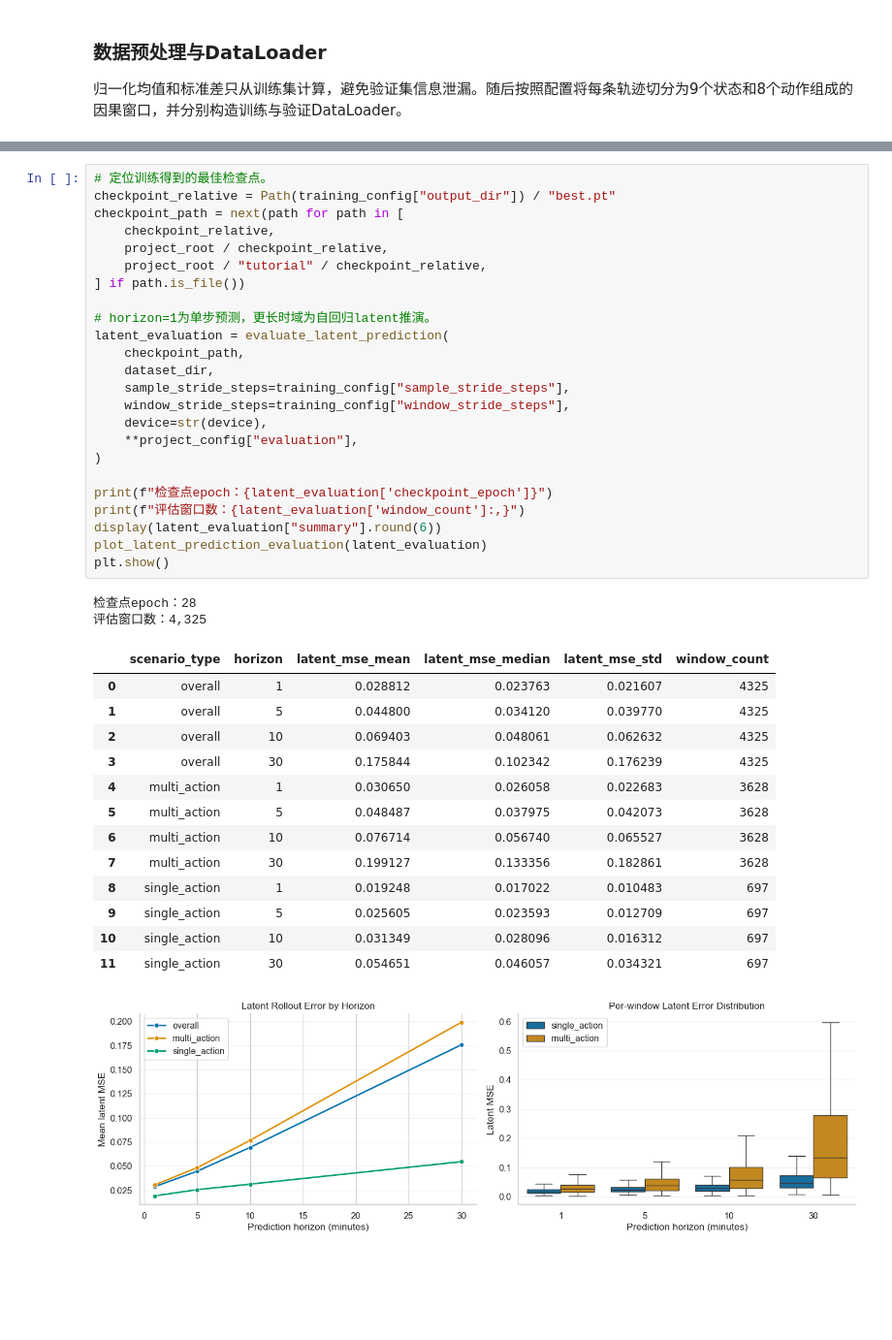
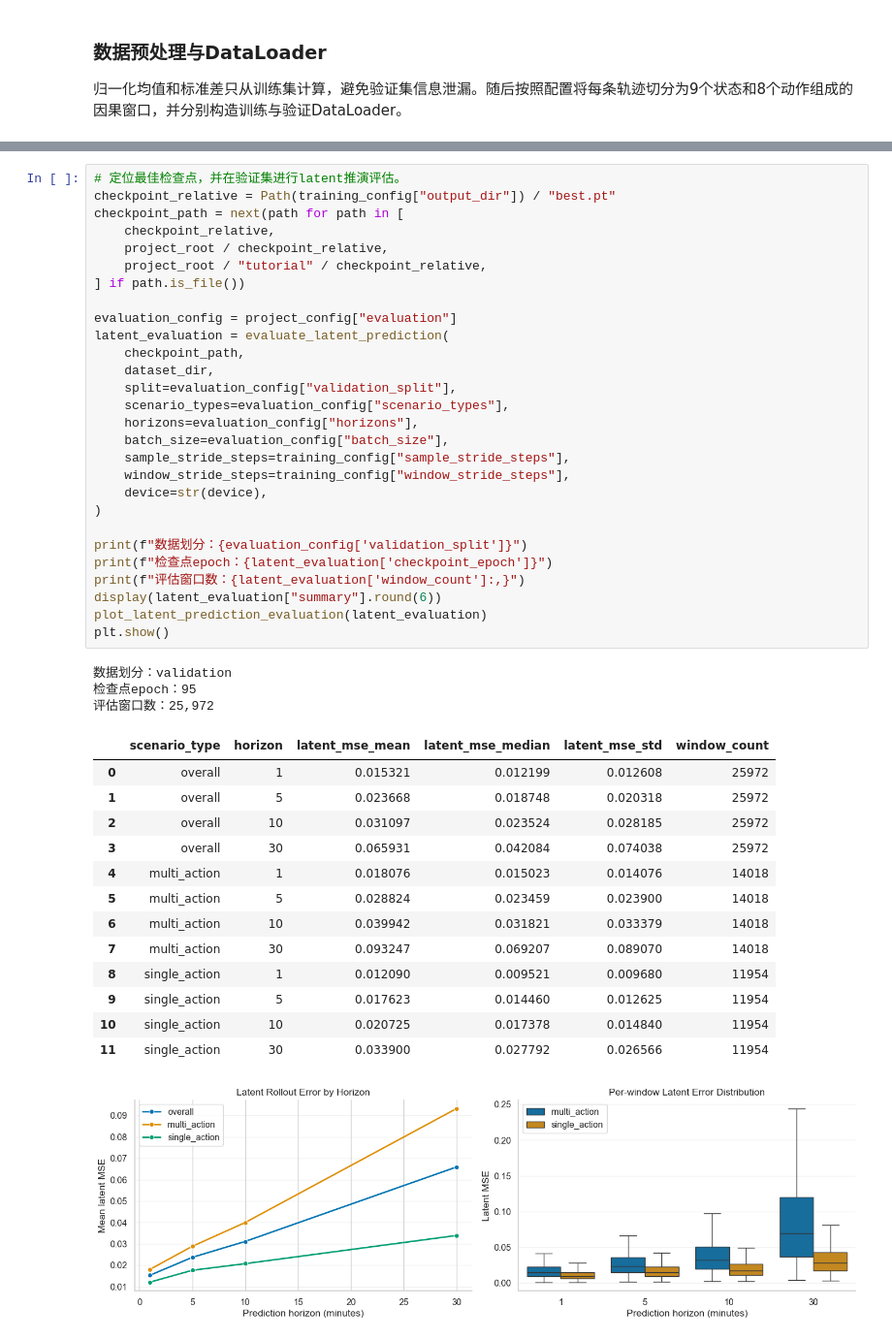
Before and after one commit to ShixiangLi/tepwm, a Jupyter notebook: tutorial/tep_tutorial.ipynb, the cells around one changed output, grey strips where cells are left out. Shown at 97% size. Drawn from its saved outputs; the diff is of its cells as text; blank space fills up the shorter version.

```diff
--- a/tutorial/tep_tutorial.ipynb
+++ b/tutorial/tep_tutorial.ipynb
@@ -689,42 +619,47 @@ display(pd.DataFrame([training_summary]))
 # %%
-# 定位训练得到的最佳检查点。
+# 定位最佳检查点，并在验证集进行latent推演评估。
 checkpoint_relative = Path(training_config["output_dir"]) / "best.pt"
 checkpoint_path = next(path for path in [
     checkpoint_relative,
     project_root / checkpoint_relative,
     project_root / "tutorial" / checkpoint_relative,
 ] if path.is_file())
 
-# horizon=1为单步预测，更长时域为自回归latent推演。
+evaluation_config = project_config["evaluation"]
 latent_evaluation = evaluate_latent_prediction(
     checkpoint_path,
     dataset_dir,
+    split=evaluation_config["validation_split"],
+    scenario_types=evaluation_config["scenario_types"],
+    horizons=evaluation_config["horizons"],
+    batch_size=evaluation_config["batch_size"],
     sample_stride_steps=training_config["sample_stride_steps"],
     window_stride_steps=training_config["window_stride_steps"],
     device=str(device),
-    **project_config["evaluation"],
 )
 
+print(f"数据划分：{evaluation_config['validation_split']}")
 print(f"检查点epoch：{latent_evaluation['checkpoint_epoch']}")
 print(f"评估窗口数：{latent_evaluation['window_count']:,}")
 display(latent_evaluation["summary"].round(6))
 plot_latent_prediction_evaluation(latent_evaluation)
 plt.show()
 # %% [output]
-检查点epoch：28
-评估窗口数：4,325
+数据划分：validation
+检查点epoch：95
+评估窗口数：25,972
 |  | scenario_type | horizon | latent_mse_mean | latent_mse_median | latent_mse_std | window_count |
-| 0 | overall | 1 | 0.028812 | 0.023763 | 0.021607 | 4325 |
-| 1 | overall | 5 | 0.044800 | 0.034120 | 0.039770 | 4325 |
-| 2 | overall | 10 | 0.069403 | 0.048061 | 0.062632 | 4325 |
-| 3 | overall | 30 | 0.175844 | 0.102342 | 0.176239 | 4325 |
-| 4 | multi_action | 1 | 0.030650 | 0.026058 | 0.022683 | 3628 |
-| 5 | multi_action | 5 | 0.048487 | 0.037975 | 0.042073 | 3628 |
-| 6 | multi_action | 10 | 0.076714 | 0.056740 | 0.065527 | 3628 |
-| 7 | multi_action | 30 | 0.199127 | 0.133356 | 0.182861 | 3628 |
-| 8 | single_action | 1 | 0.019248 | 0.017022 | 0.010483 | 697 |
-| 9 | single_action | 5 | 0.025605 | 0.023593 | 0.012709 | 697 |
-| 10 | single_action | 10 | 0.031349 | 0.028096 | 0.016312 | 697 |
-| 11 | single_action | 30 | 0.054651 | 0.046057 | 0.034321 | 697 |
+| 0 | overall | 1 | 0.015321 | 0.012199 | 0.012608 | 25972 |
+| 1 | overall | 5 | 0.023668 | 0.018748 | 0.020318 | 25972 |
+| 2 | overall | 10 | 0.031097 | 0.023524 | 0.028185 | 25972 |
+| 3 | overall | 30 | 0.065931 | 0.042084 | 0.074038 | 25972 |
+| 4 | multi_action | 1 | 0.018076 | 0.015023 | 0.014076 | 14018 |
+| 5 | multi_action | 5 | 0.028824 | 0.023459 | 0.023900 | 14018 |
+| 6 | multi_action | 10 | 0.039942 | 0.031821 | 0.033379 | 14018 |
+| 7 | multi_action | 30 | 0.093247 | 0.069207 | 0.089070 | 14018 |
+| 8 | single_action | 1 | 0.012090 | 0.009521 | 0.009680 | 11954 |
+| 9 | single_action | 5 | 0.017623 | 0.014460 | 0.012625 | 11954 |
+| 10 | single_action | 10 | 0.020725 | 0.017378 | 0.014840 | 11954 |
+| 11 | single_action | 30 | 0.033900 | 0.027792 | 0.026566 | 11954 |
-[figure, old version]
+[figure, new version]
 # %%
```
Also changed, not shown: parts of 29 cells of this notebook, 7 other files.
